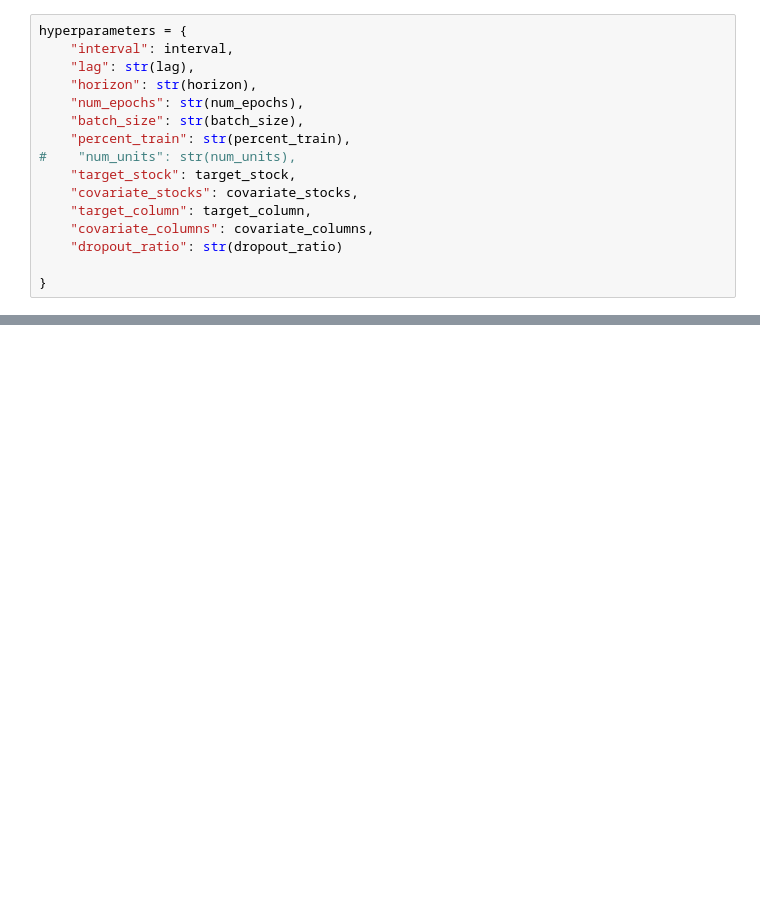
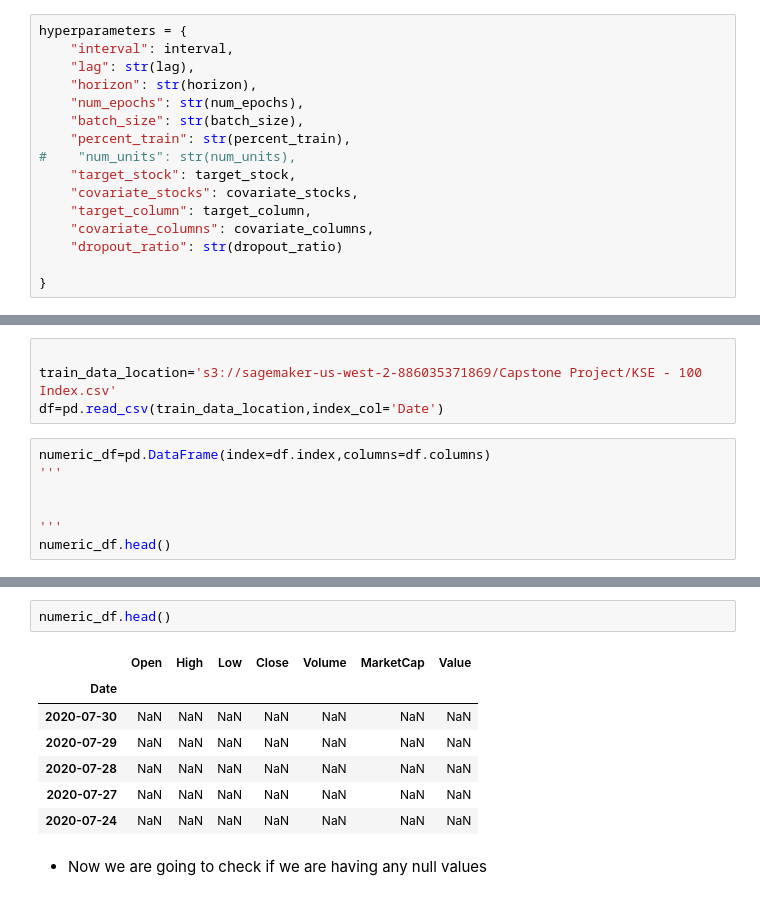
Before and after one commit to m-ali-awan/Udacity-Capstone-Project, a Jupyter notebook: Stock_Price_Prediction_Capstone.ipynb, the cells around one changed output, grey strips where cells are left out. Cells and saved outputs as stored; diff of their text form; blank space fills up the shorter version.

```diff
--- a/Stock_Price_Prediction_Capstone.ipynb
+++ b/Stock_Price_Prediction_Capstone.ipynb
@@ -41,0 +44,11 @@ hyperparameters = {
+# %%
+
+train_data_location='s3://sagemaker-us-west-2-886035371869/Capstone Project/KSE - 100 Index.csv'
+df=pd.read_csv(train_data_location,index_col='Date')
+# %%
+numeric_df=pd.DataFrame(index=df.index,columns=df.columns)
+'''
+
+
+'''
+numeric_df.head()
@@ -41,0 +76,12 @@ hyperparameters = {
+# %%
+numeric_df.head()
+# %% [output]
+|  | Open | High | Low | Close | Volume | MarketCap | Value |
+| Date |  |  |  |  |  |  |  |
+| 2020-07-30 | NaN | NaN | NaN | NaN | NaN | NaN | NaN |
+| 2020-07-29 | NaN | NaN | NaN | NaN | NaN | NaN | NaN |
+| 2020-07-28 | NaN | NaN | NaN | NaN | NaN | NaN | NaN |
+| 2020-07-27 | NaN | NaN | NaN | NaN | NaN | NaN | NaN |
+| 2020-07-24 | NaN | NaN | NaN | NaN | NaN | NaN | NaN |
+# %% [markdown]
+* Now we are going to check if we are having any null values
```
Also changed, not shown: parts of 17 cells of this notebook, 5 other files.
